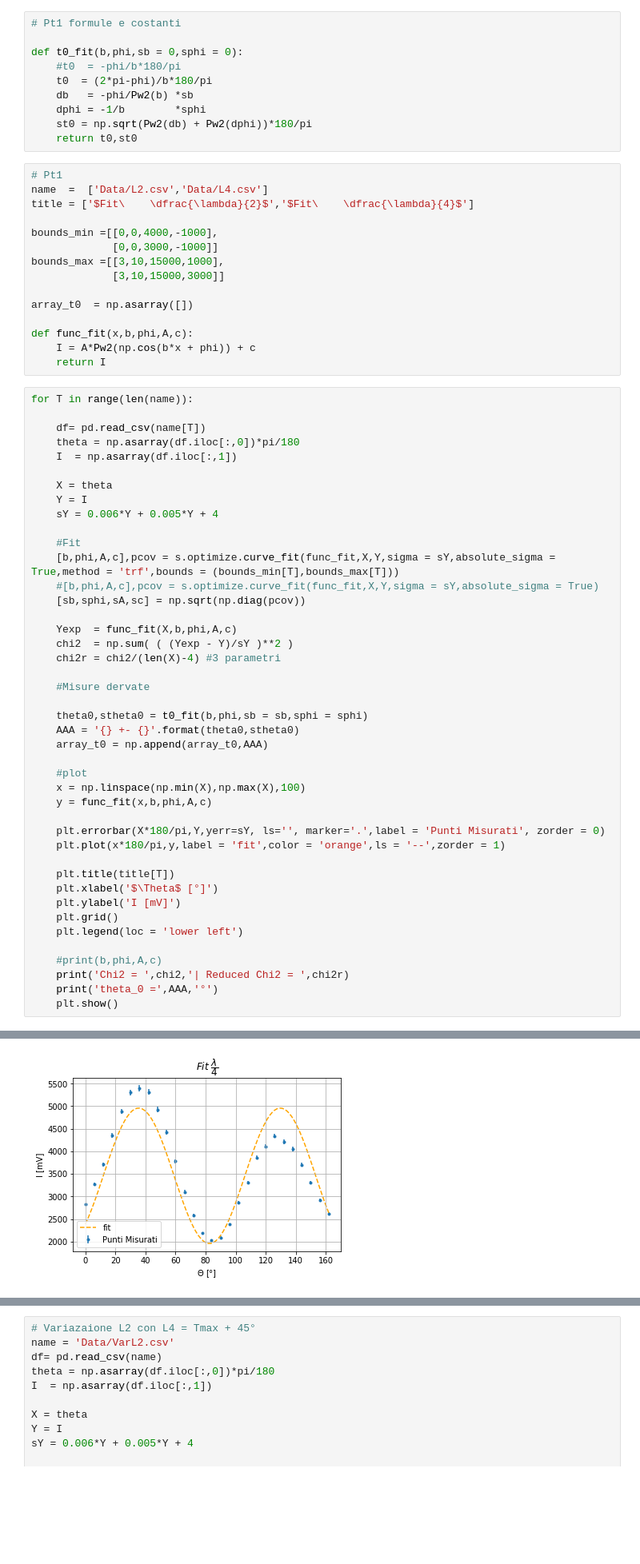
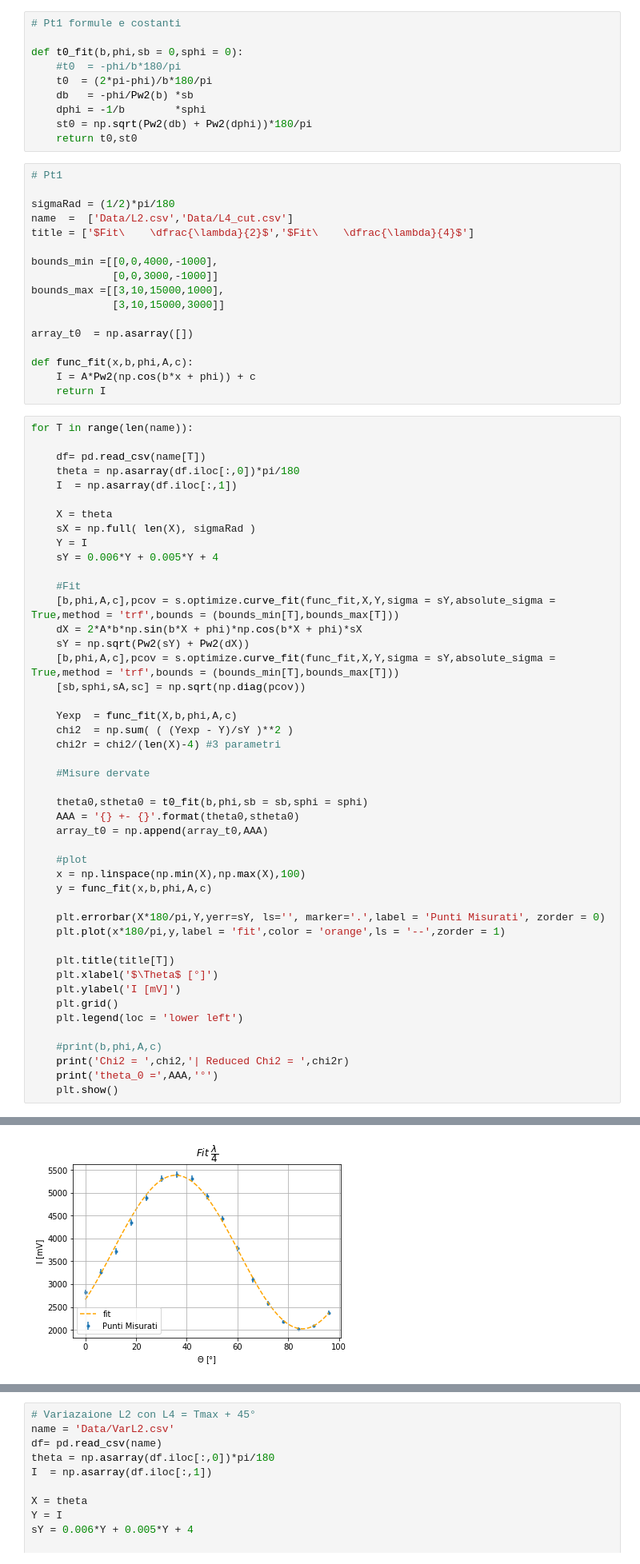
Before and after one commit to Kevin222-hub/Lab_reports, a Jupyter notebook: Ottica_3/Main.ipynb, the cells around one changed output, grey strips where cells are left out. Shown at 80% size. Drawn from its saved outputs; the diff is of its cells as text; blank space fills up the shorter version.

```diff
--- a/Ottica_3/Main.ipynb
+++ b/Ottica_3/Main.ipynb
@@ -30,7 +30,9 @@ def t0_fit(b,phi,sb = 0,sphi = 0):
     return t0,st0
 # %%
 # Pt1
-name  =  ['Data/L2.csv','Data/L4.csv']
+
+sigmaRad = (1/2)*pi/180
+name  =  ['Data/L2.csv','Data/L4_cut.csv']
 title = ['$Fit\    \dfrac{\lambda}{2}$','$Fit\    \dfrac{\lambda}{4}$']
 
 bounds_min =[[0,0,4000,-1000],
@@ -51,12 +53,15 @@ for T in range(len(name)):
     I  = np.asarray(df.iloc[:,1])
 
     X = theta
+    sX = np.full( len(X), sigmaRad )
     Y = I
     sY = 0.006*Y + 0.005*Y + 4
 
     #Fit
     [b,phi,A,c],pcov = s.optimize.curve_fit(func_fit,X,Y,sigma = sY,absolute_sigma = True,method = 'trf',bounds = (bounds_min[T],bounds_max[T]))
-    #[b,phi,A,c],pcov = s.optimize.curve_fit(func_fit,X,Y,sigma = sY,absolute_sigma = True)
+    dX = 2*A*b*np.sin(b*X + phi)*np.cos(b*X + phi)*sX
+    sY = np.sqrt(Pw2(sY) + Pw2(dX))
+    [b,phi,A,c],pcov = s.optimize.curve_fit(func_fit,X,Y,sigma = sY,absolute_sigma = True,method = 'trf',bounds = (bounds_min[T],bounds_max[T]))
     [sb,sphi,sA,sc] = np.sqrt(np.diag(pcov))
 
     Yexp  = func_fit(X,b,phi,A,c)
@@ -95,4 +100,4 @@ theta_0 = 35.48773342461671 +- 0.39611621198348224 °
-[figure, old version]
+[figure, new version]
 # %%
 Results = pd.DataFrame({'':title,'$\theta_0 \pm \sigma$':array_t0})
 #print(Results.to_latex(index=False))
```
Also changed, not shown: parts of 11 cells of this notebook.
